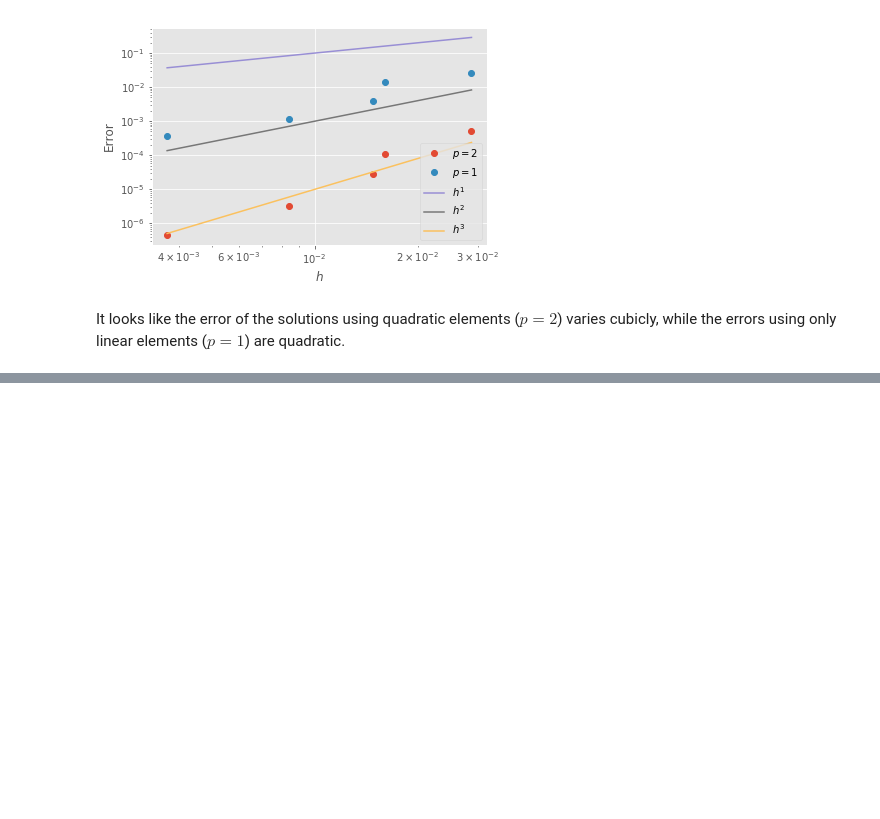
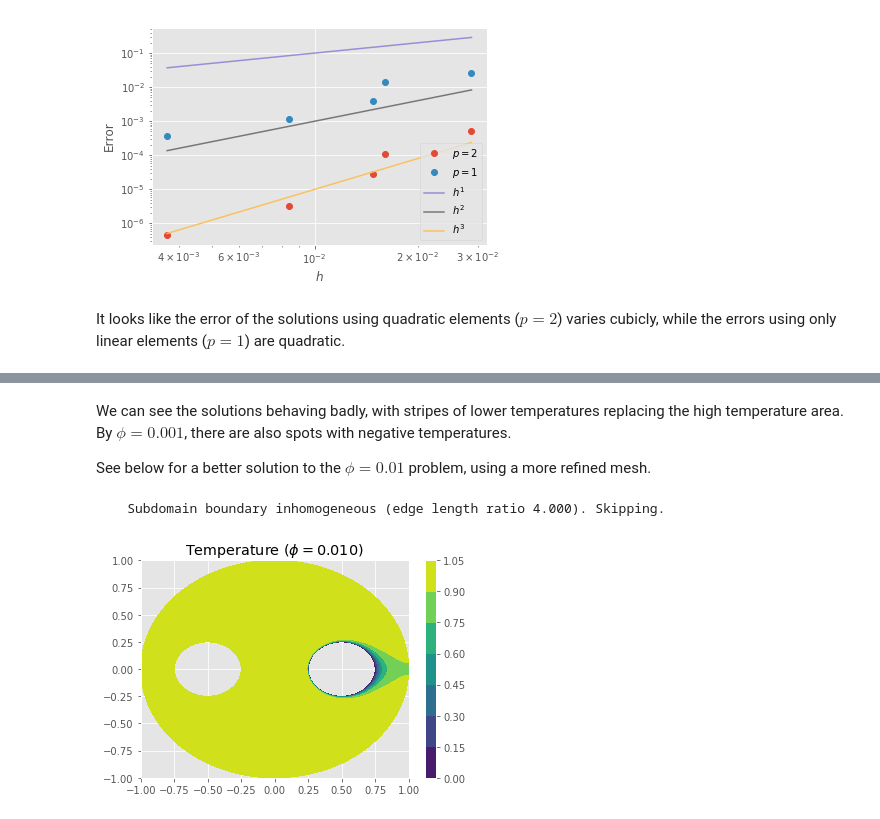
Before and after one commit to j-emmel/class, a Jupyter notebook: hw5/hw5.ipynb, the cells around one changed output, grey strips where cells are left out. Drawn from its saved outputs; the diff is of its cells as text; code cells hidden in the pictures; blank space fills up the shorter version.

```diff
--- a/hw5/hw5.ipynb
+++ b/hw5/hw5.ipynb
@@ -317,0 +326,10 @@ Next, we'll look at what happens to the solution as porosity changes.
+# %% [markdown]
+We can see the solutions behaving badly, with stripes of lower temperatures replacing the high temperature area. By $\phi=0.001$, there are also spots with negative temperatures.
+
+See below for a better solution to the $\phi=0.01$ problem, using a more refined mesh.
+# %%
+mesh05 = Mesh(0.05, shape='eyes', reshape_boundary=True)
+solve_temp(mesh05, 2, kappa, 0.01, plot_temp = True);
+# %% [output]
+    Subdomain boundary inhomogeneous (edge length ratio 4.000). Skipping.
+[figure, added]
```
Also changed, not shown: parts of 7 cells of this notebook, 1 other file.
